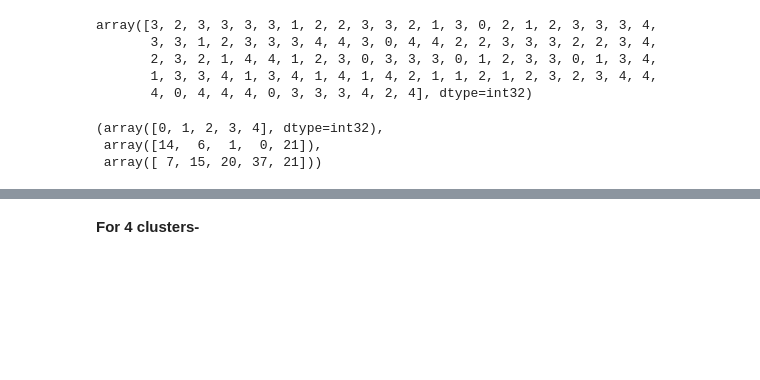
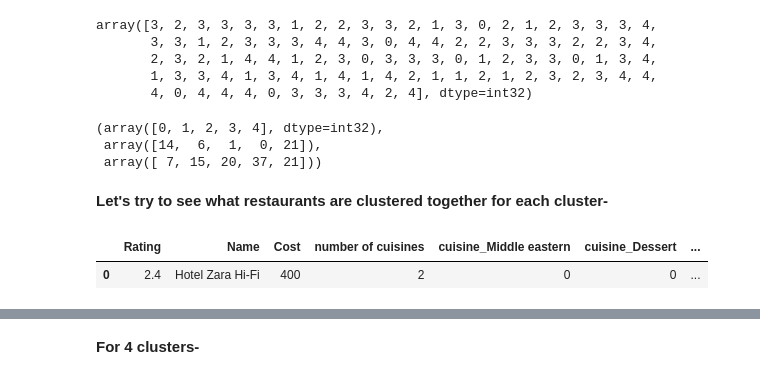
Before and after one commit to dkd99/ZOMATO-RESTAURANT-CLUSTERING-AND-SENTIMENT-ANALYSIS, a Jupyter notebook: ZOMATO_RESTAURANT_CLUSTERING_AND_SENTIMENT_ANALYSIS.ipynb, the cells around one changed output, grey strips where cells are left out. Cells and saved outputs as stored; diff of their text form; code cells hidden in the pictures; blank space fills up the shorter version.

```diff
--- a/ZOMATO_RESTAURANT_CLUSTERING_AND_SENTIMENT_ANALYSIS.ipynb
+++ b/ZOMATO_RESTAURANT_CLUSTERING_AND_SENTIMENT_ANALYSIS.ipynb
@@ -1843,3 +1843,12 @@ np.unique(km.labels_,return_counts=True,return_index=True)
 (array([0, 1, 2, 3, 4], dtype=int32),
  array([14,  6,  1,  0, 21]),
  array([ 7, 15, 20, 37, 21]))
+# %% [markdown]
+**Let's try to see what restaurants are clustered together for each cluster-**
+# %%
+df_cluster_1=df_cluster.copy()
+# %%
+df_cluster_1.head(1)
+# %% [output]
+|  | Rating | Name | Cost | number of cuisines | cuisine_Middle eastern | cuisine_Dessert | ... |
+| 0 | 2.4 | Hotel Zara Hi-Fi | 400 | 2 | 0 | 0 | ... |
```
Also changed, not shown: parts of 26 cells of this notebook.
